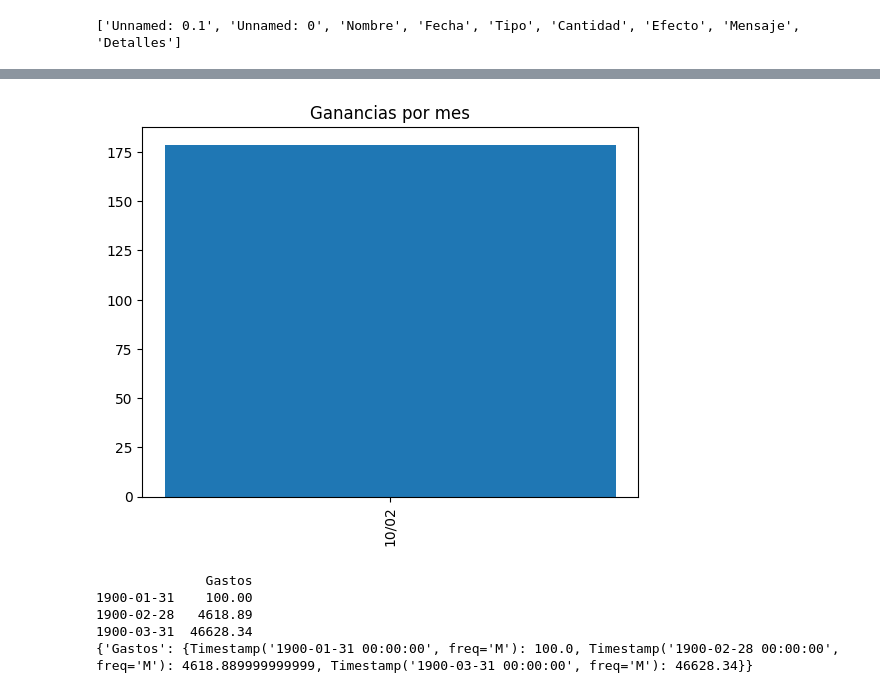
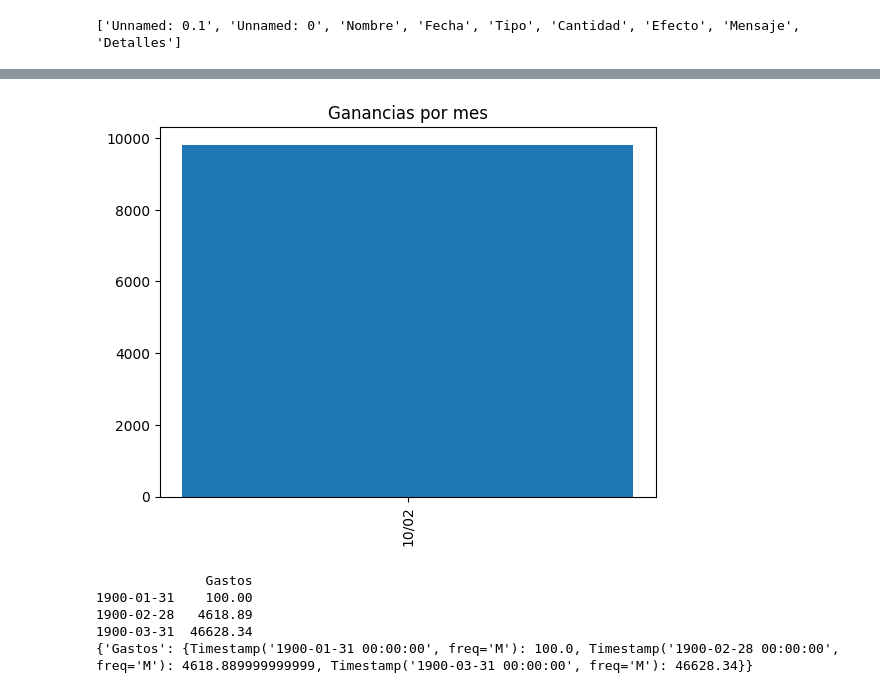
Before and after one commit to saulecast/finanzobot_0.1, a Jupyter notebook: primer_cuaderno.ipynb, the cells around one changed output, grey strips where cells are left out. Drawn from its saved outputs; the diff is of its cells as text; code cells hidden in the pictures.

```diff
--- a/primer_cuaderno.ipynb
+++ b/primer_cuaderno.ipynb
@@ -250,6 +250,24 @@ df = pd.read_csv("todas_mis_transacciones.csv")
 print(df.columns.tolist())
 # %% [output]
 ['Unnamed: 0.1', 'Unnamed: 0', 'Nombre', 'Fecha', 'Tipo', 'Cantidad', 'Efecto', 'Mensaje', 'Detalles']
+# %%
+def usd_to_dop(usd_amount):
+    import requests
+
+    url = "https://api.apilayer.com/exchangerates_data/convert?to=DOP&from=USD&amount={0}".format(usd_amount)
+
+    payload = {}
+    headers= {
+    "apikey": "0sUHpvMtNUkjkp3FUU2ZenV3ZjUl8p0I"
+    }
+
+    response = requests.request("GET", url, headers=headers, data = payload)
+
+    status_code = response.status_code
+    data = response.json()
+    dop_amount = data["result"]
+
+    return dop_amount
 # %%
 #(0) Matplotlib
 
@@ -472,9 +511,15 @@ df = pd.read_csv('todas_mis_transacciones.csv')
 amount = df['Efecto']
 earns = []
 earn_dates = []
+exchange_rate = usd_to_dop(1)
 for index, trans in enumerate(amount):
-    if "+" in trans and not "*+" in trans:
-        earns.append(float(trans.replace('$', '').replace('+', '').replace(' ', '').replace('DOP','').replace(',', '')))
+    if "+" in trans and trans[0] != "*": #* significa que es una transferencia de una cuenta a otra
+        if "DOP" in trans:
+            earn_dop = float(trans.replace('$', '').replace('+', '').replace(' ', '').replace('DOP','').replace(',', ''))
+        else:
+            earn_dop = float(trans.replace('$', '').replace('+', '').replace(' ', '').replace(',', '')) * exchange_rate
+
+        earns.append(spent_dop)
         earn_dates.append(df["Fecha"][index][:5])
 
 # Convertir las fechas en un formato de fecha de pandas
@@ -519,5 +564,5 @@ DatetimeIndex(['1900-02-10'], dtype='datetime64[ns]', freq=None)
 DatetimeIndex(['1900-02-10'], dtype='datetime64[ns]', freq=None)
-[figure, old version]
+[figure, new version]
 # %%
 import matplotlib.pyplot as plt
 import pandas as pd
```
Also changed, not shown: parts of 7 cells of this notebook.
